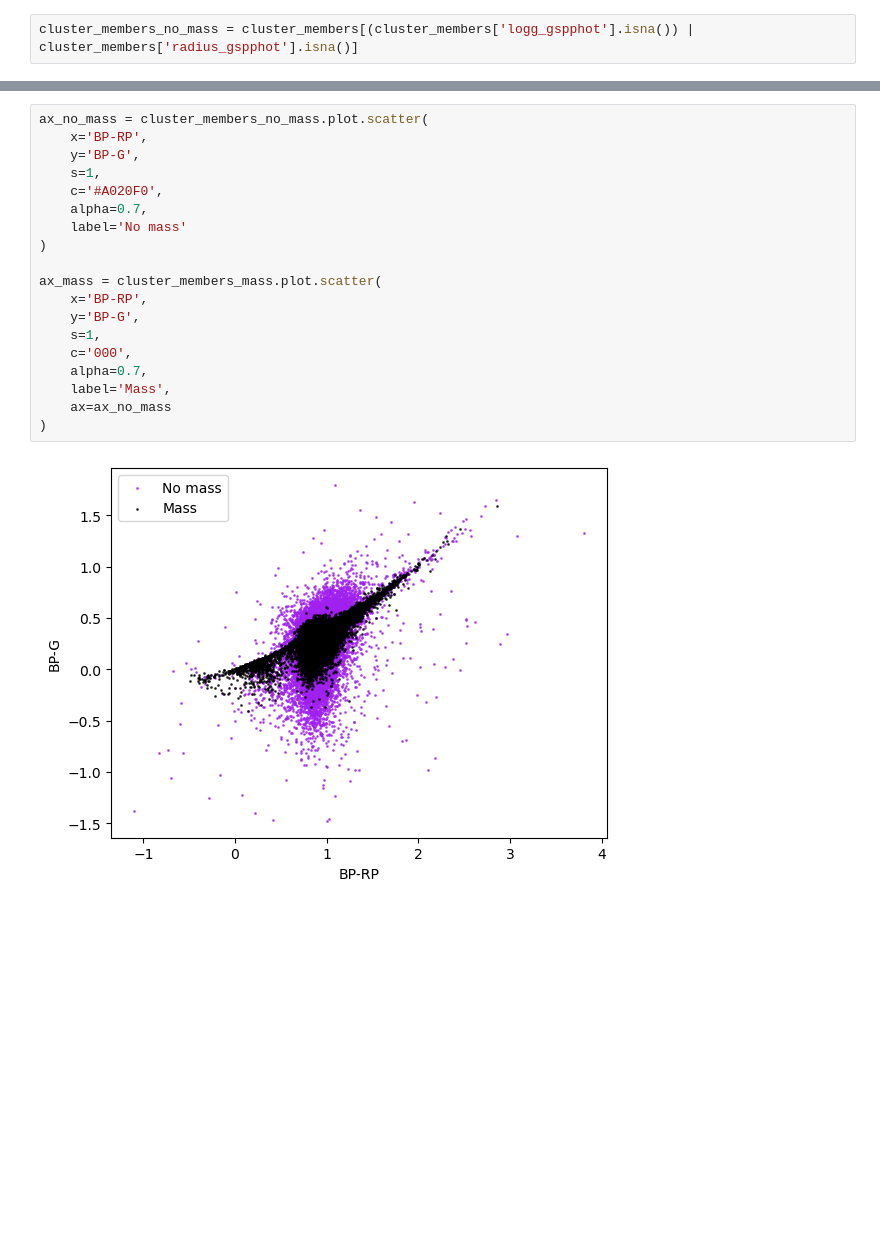
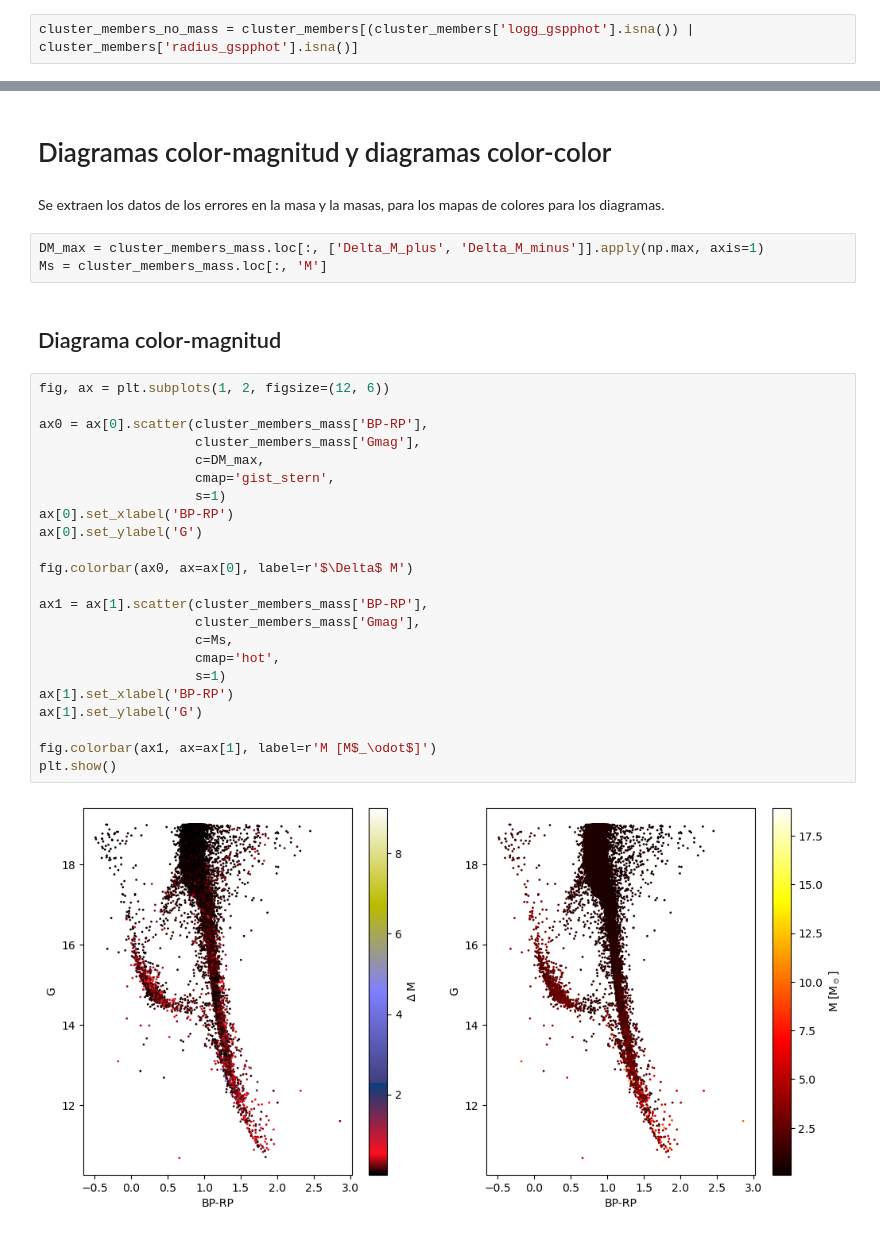
Before and after one commit to bejacore/trabajo-de-grado, a Jupyter notebook: notebooks/02-calculo_masas.ipynb, the cells around one changed output, grey strips where cells are left out. Saved outputs shown, nothing was run; the diff lists cells and outputs as text; blank space fills up the shorter version.

```diff
--- a/notebooks/02-calculo_masas.ipynb
+++ b/notebooks/02-calculo_masas.ipynb
@@ -282,21 +232,34 @@ ax_mass = cluster_members_mass.plot.scatter(
-# %%
-ax_no_mass = cluster_members_no_mass.plot.scatter(
-    x='BP-RP',
-    y='BP-G',
-    s=1,
-    c='#A020F0',
-    alpha=0.7,
-    label='No mass'
-)
-
-ax_mass = cluster_members_mass.plot.scatter(
-    x='BP-RP',
-    y='BP-G',
-    s=1,
-    c='000',
-    alpha=0.7,
-    label='Mass',
-    ax=ax_no_mass
-)
-# %% [output]
-[figure, removed]
+# %% [markdown]
+# Diagramas color-magnitud y diagramas color-color
+# %% [markdown]
+Se extraen los datos de los errores en la masa y la masas, para los mapas de colores para los diagramas.
+# %%
+DM_max = cluster_members_mass.loc[:, ['Delta_M_plus', 'Delta_M_minus']].apply(np.max, axis=1)
+Ms = cluster_members_mass.loc[:, 'M']
+# %% [markdown]
+## Diagrama color-magnitud
+# %%
+fig, ax = plt.subplots(1, 2, figsize=(12, 6))
+
+ax0 = ax[0].scatter(cluster_members_mass['BP-RP'],
+                    cluster_members_mass['Gmag'],
+                    c=DM_max,
+                    cmap='gist_stern',
+                    s=1)
+ax[0].set_xlabel('BP-RP')
+ax[0].set_ylabel('G')
+
+fig.colorbar(ax0, ax=ax[0], label=r'$\Delta$ M')
+
+ax1 = ax[1].scatter(cluster_members_mass['BP-RP'],
+                    cluster_members_mass['Gmag'],
+                    c=Ms,
+                    cmap='hot',
+                    s=1)
+ax[1].set_xlabel('BP-RP')
+ax[1].set_ylabel('G')
+
+fig.colorbar(ax1, ax=ax[1], label=r'M [M$_\odot$]')
+plt.show()
+# %% [output]
+[figure, added]
```
Also changed, not shown: parts of 8 cells of this notebook.
